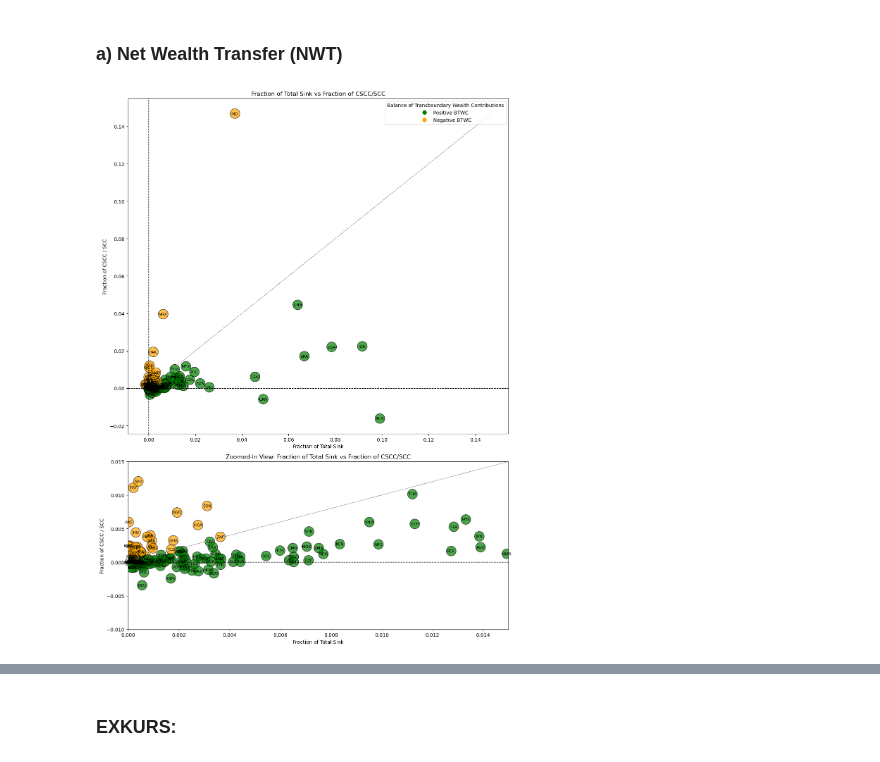
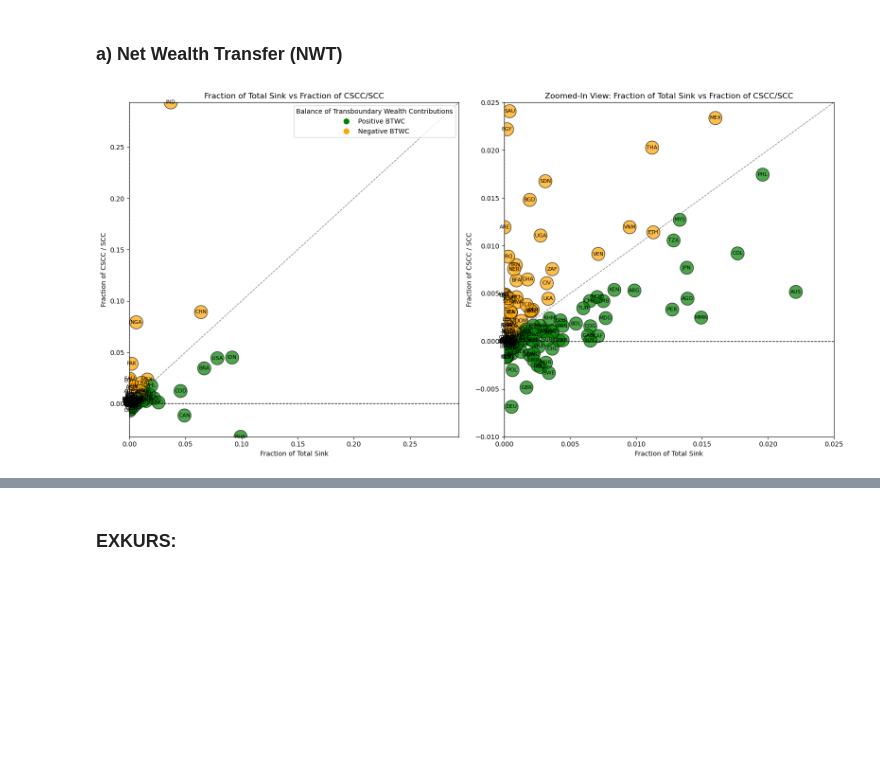
Before and after one commit to isaldiviagonzatti/landCSinkWealth, a Jupyter notebook: code/main.ipynb, the cells around one changed output, grey strips where cells are left out. Drawn from its saved outputs; the diff is of its cells as text; code cells hidden in the pictures; blank space fills up the shorter version.

Commit message:
Exclude iso WLD & new plots

```diff
--- a/code/main.ipynb
+++ b/code/main.ipynb
@@ -1299,15 +1659,14 @@ plot_df = wealth_df.dropna(
 fixed_bubble_size = 400  # Adjust this value to control bubble size
 plot_df["Bubble_Size"] = fixed_bubble_size
 
-
 # Define colors based on NWT
 plot_df["Color"] = np.where(
     plot_df["SLAND_BTWC"] > 0, "green", "orange"
 )  # Green for positive, orange for negative
 
 # Define zoomed range
-zoom_x_min, zoom_x_max = 0.0, 0.015
-zoom_y_min, zoom_y_max = -0.01, 0.015
+zoom_x_min, zoom_x_max = 0.0, 0.025
+zoom_y_min, zoom_y_max = -0.01, 0.025
 
 # Filter data for zoomed range
 zoom_df = plot_df[
@@ -1318,7 +1677,7 @@ zoom_df = plot_df[
 ]
 
 # Plotting
-fig, axs = plt.subplots(2, 1, figsize=(12, 16), gridspec_kw={"height_ratios": [2, 1]})
+fig, axs = plt.subplots(1, 2, figsize=(16, 8))  # Arrange plots side by side
 
 # Main plot
 scatter_main = axs[0].scatter(
@@ -1352,6 +1711,8 @@ axs[0].plot(
 )
 
 # Formatting main plot
+axs[0].set_xlim(0, max_value_main)  # Adjust X-axis to fit the data
+axs[0].set_ylim(plot_df["CSCC_Fraction"].min(), plot_df["CSCC_Fraction"].max())
 axs[0].set_xlabel("Fraction of Total Sink")
 axs[0].set_ylabel("Fraction of CSCC / SCC")
 axs[0].set_title("Fraction of Total Sink vs Fraction of CSCC/SCC")
@@ -1361,8 +1722,6 @@ axs[0].axhline(
 axs[0].axvline(0, color="black", linestyle="--", linewidth=1)  # Vertical reference line
 
 # Add legend to main plot
-from matplotlib.lines import Line2D
-
 legend_elements = [
     Line2D(
         [0],
@@ -1409,35 +1768,35 @@ for _, row in zoom_df.iterrows():
         va="center",
     )
 
 # Add a 45° dashed line to the zoomed-in plot
 max_value_zoom = max(zoom_x_max, zoom_y_max)
 axs[1].plot(
     [0, max_value_zoom],
     [0, max_value_zoom],
     linestyle="--",
     color="gray",
     linewidth=1,
     label="45° Line",
 )
 
 # Formatting zoomed-in plot
 axs[1].set_xlim(zoom_x_min, zoom_x_max)
 axs[1].set_ylim(zoom_y_min, zoom_y_max)
 axs[1].set_xlabel("Fraction of Total Sink")
 axs[1].set_ylabel("Fraction of CSCC / SCC")
 axs[1].set_title("Zoomed-In View: Fraction of Total Sink vs Fraction of CSCC/SCC")
 axs[1].axhline(
     0, color="black", linestyle="--", linewidth=1
 )  # Horizontal reference line
 axs[1].axvline(0, color="black", linestyle="--", linewidth=1)  # Vertical reference line
 
 # Adjust layout and show
 plt.tight_layout()
 # Save the plot as JPG
-plt.savefig(imgDir + "bubble_plot.jpg", format="jpg")
+plt.savefig(imgDir + "bubble_plot_side_by_side.jpg", format="jpg")
 plt.show()
 # %% [output]
-[figure, old version]
+[figure, new version]
 # %%
 # Flux descriptions (dictionary)
 flux_descriptions = {
```
Also changed, not shown: parts of 16 cells of this notebook, 17 other files.
